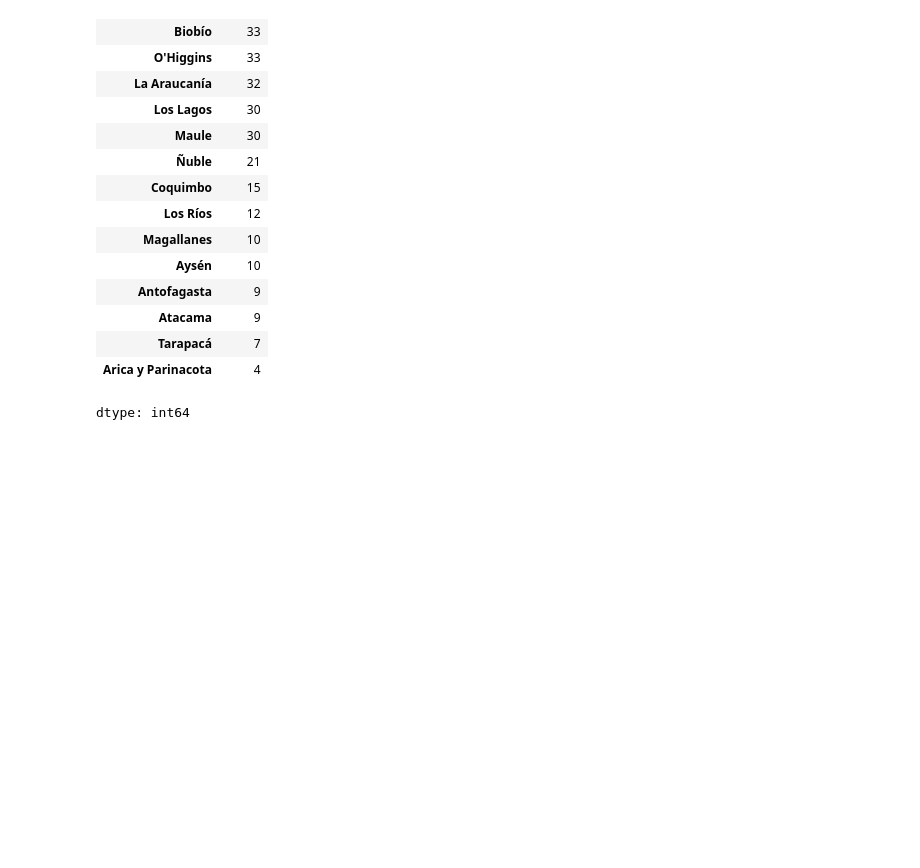
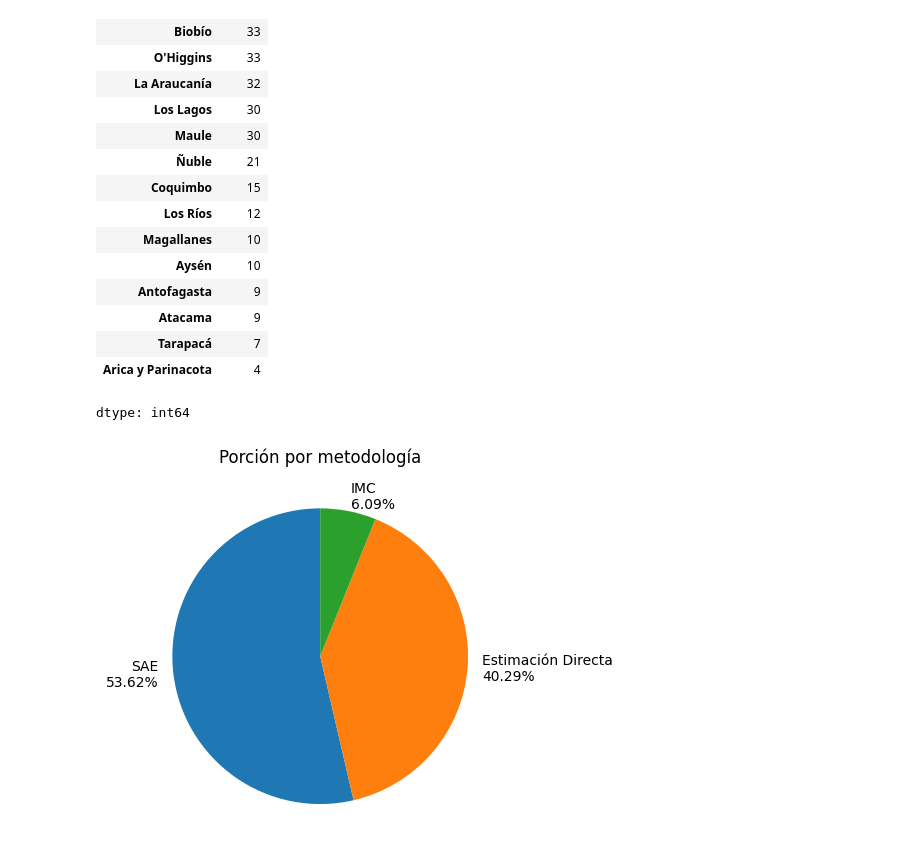
Before and after one commit to masolopa/MINERIADEDATOS, a Jupyter notebook: EV1.ipynb, the cells around one changed output. Saved outputs shown, nothing was run; the diff lists cells and outputs as text; code cells hidden in the pictures; blank space fills up the shorter version.

```diff
--- a/EV1.ipynb
+++ b/EV1.ipynb
@@ -379,0 +369,12 @@ plt.show()
+# %%
+# Agrupando por Metodología de Estimación y contando las ocurrencias
+metodologia_counts = df['Metodología de Estimación'].value_counts()
+
+# Creando las leyendas del grafico con porcentajes y nombres de metodología
+labels = [f'{name}\n{percentage:.2f}%' for name, percentage in zip(metodologia_counts.index, (metodologia_counts / metodologia_counts.sum() * 100))]
+
+plt.pie(metodologia_counts, labels=labels, startangle=90)
+plt.title('Porción por metodología')
+plt.show()
+# %% [output]
+[figure, added]
```
Also changed, not shown: parts of 4 cells of this notebook.
